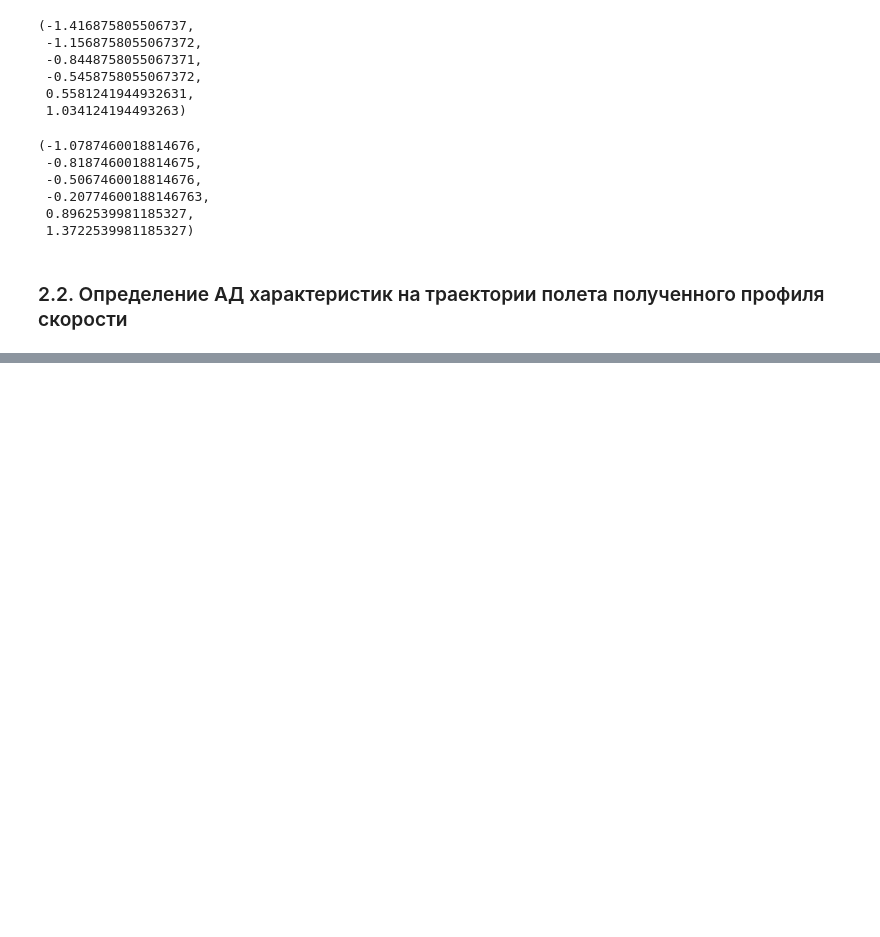
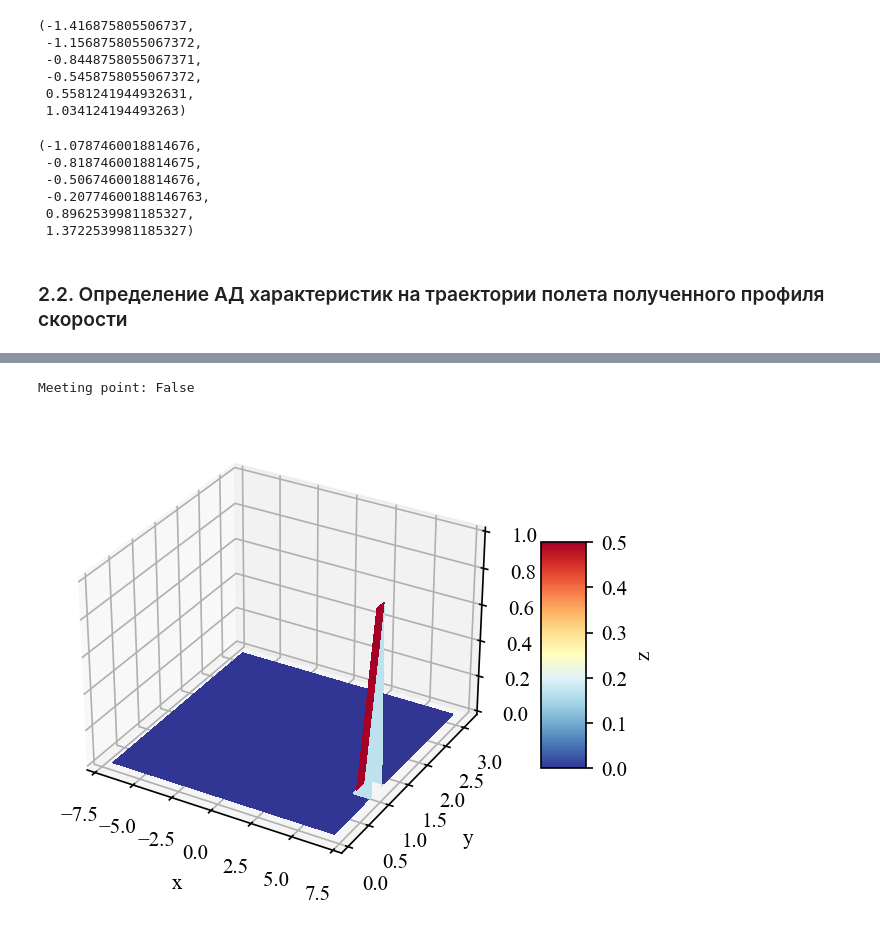
Before and after one commit to kirtis26/PyMissile, a Jupyter notebook: 9М331.ipynb, the cells around one changed output, grey strips where cells are left out. Saved outputs shown, nothing was run; the diff lists cells and outputs as text; code cells hidden in the pictures; blank space fills up the shorter version.

```diff
--- a/9М331.ipynb
+++ b/9М331.ipynb
@@ -895,8 +895,8 @@ missile_opts = {
     'init_conditions': {'V_0': 25, 'pos_0': (0, 25)}
 }
 # %%
-trg_pos = (25e3, 7e3)
-trg_vel = (-350, 0)
+trg_pos = (20e3, 7e3)
+trg_vel = (-0.5, 0)
 # %%
 sim_scenario = MissileGym.make_simple_scenario(missile_opts, trg_pos, trg_vel, tau=0.1, t_max=25)
 %time res_hit = MissileGym.launch(sim_scenario) # aero=False, record=True, desc=True
@@ -1287,0 +1169,6 @@ interactive(children=(IntSlider(value=3211, description='tau', max=3211), Output
+# %%
+sim_scenario = MissileGym.make_simple_scenario(missile_opts, trg_pos, trg_vel, tau=0.1, t_max=25)
+sim_scenario.missile.Cx_itr.plot()
+# %% [output]
+Meeting point: False
+[figure, added]
```
Also changed, not shown: parts of 17 cells of this notebook, 4 other files.
